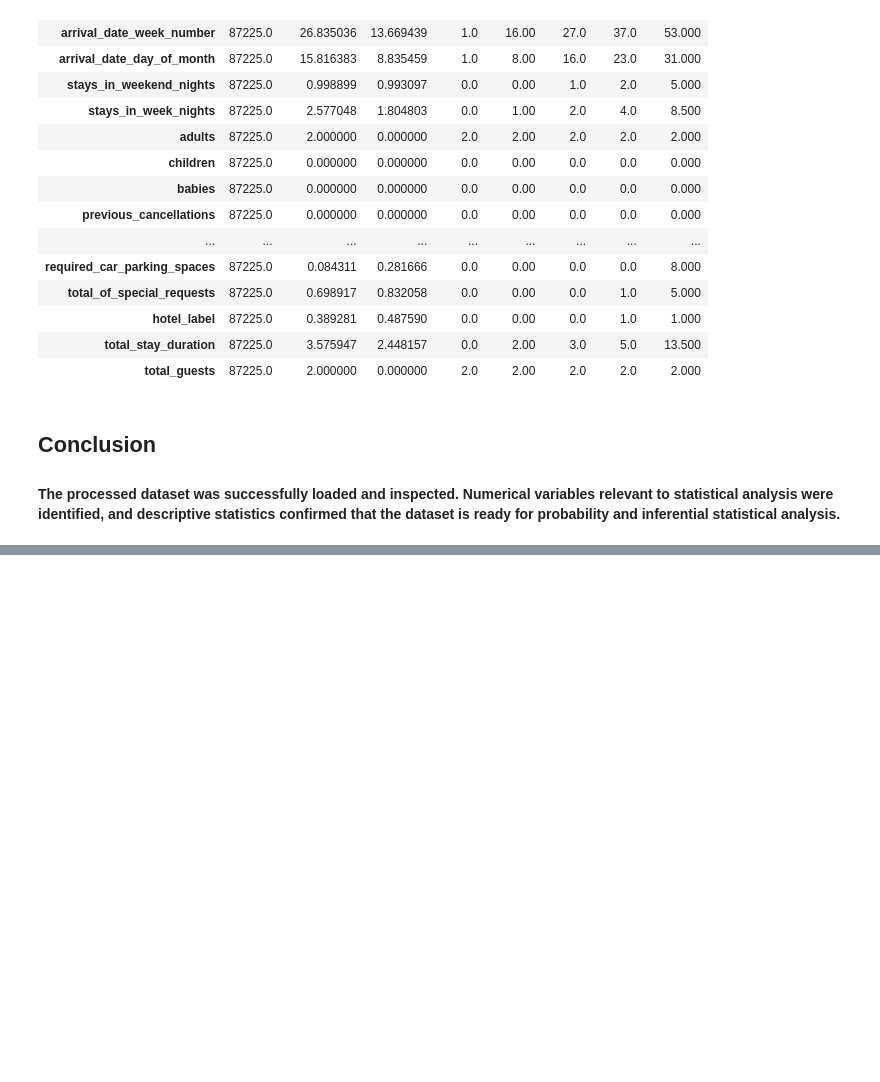
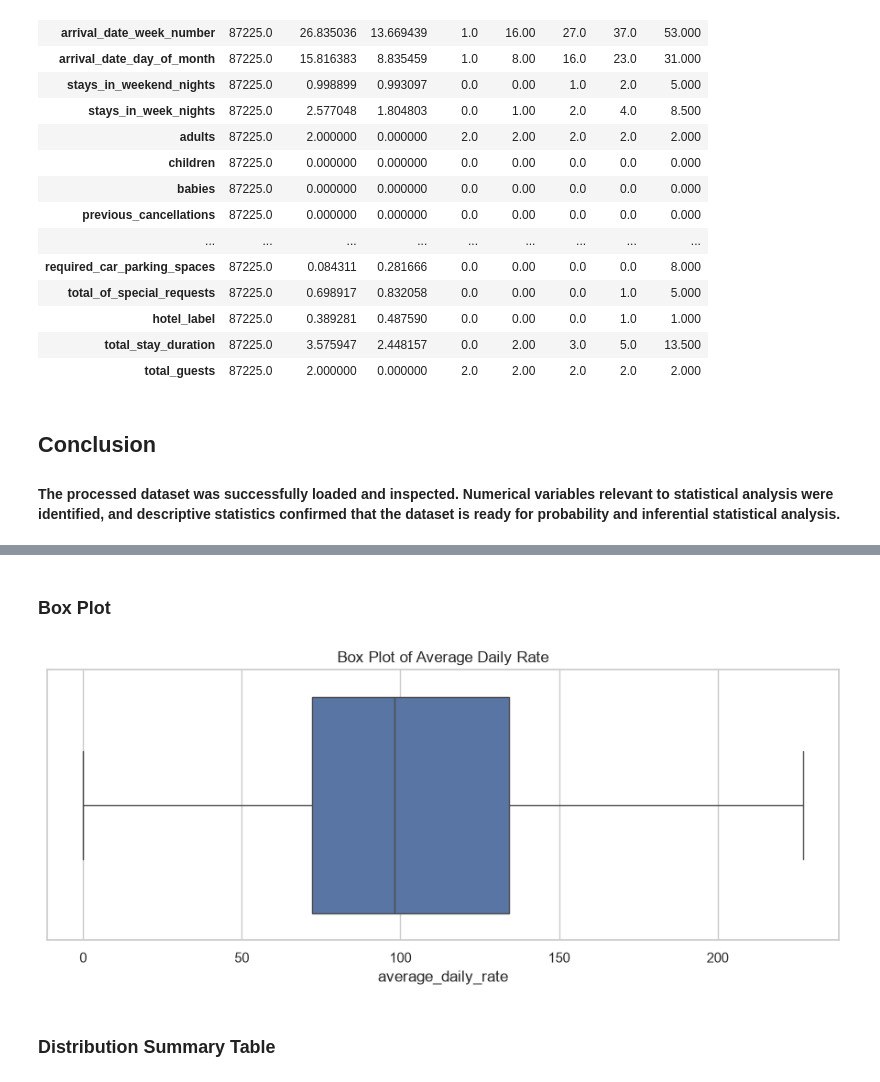
Before and after one commit to Logesh-M0324/Weekend_Task, a Jupyter notebook: Hotel_Booking_Demand/notebooks/03_probability_inferential_statistics.ipynb, the cells around one changed output, grey strips where cells are left out. Saved outputs shown, nothing was run; the diff lists cells and outputs as text; code cells hidden in the pictures; blank space fills up the shorter version.

```diff
--- a/Hotel_Booking_Demand/notebooks/03_probability_inferential_statistics.ipynb
+++ b/Hotel_Booking_Demand/notebooks/03_probability_inferential_statistics.ipynb
@@ -124,0 +258,23 @@ df[numerical_columns].describe().T
+# %% [markdown]
+### Box Plot
+# %%
+plt.figure(figsize=(9,4))
+
+sns.boxplot(
+    x=adr
+)
+
+plt.title("Box Plot of Average Daily Rate")
+
+plt.tight_layout()
+
+plt.savefig(
+    "../figures/phase_03/adr_boxplot.png",
+    dpi=300
+)
+
+plt.show()
+# %% [output]
+[figure, added]
+# %% [markdown]
+### Distribution Summary Table
```
Also changed, not shown: parts of 83 cells of this notebook, 14 other files.
